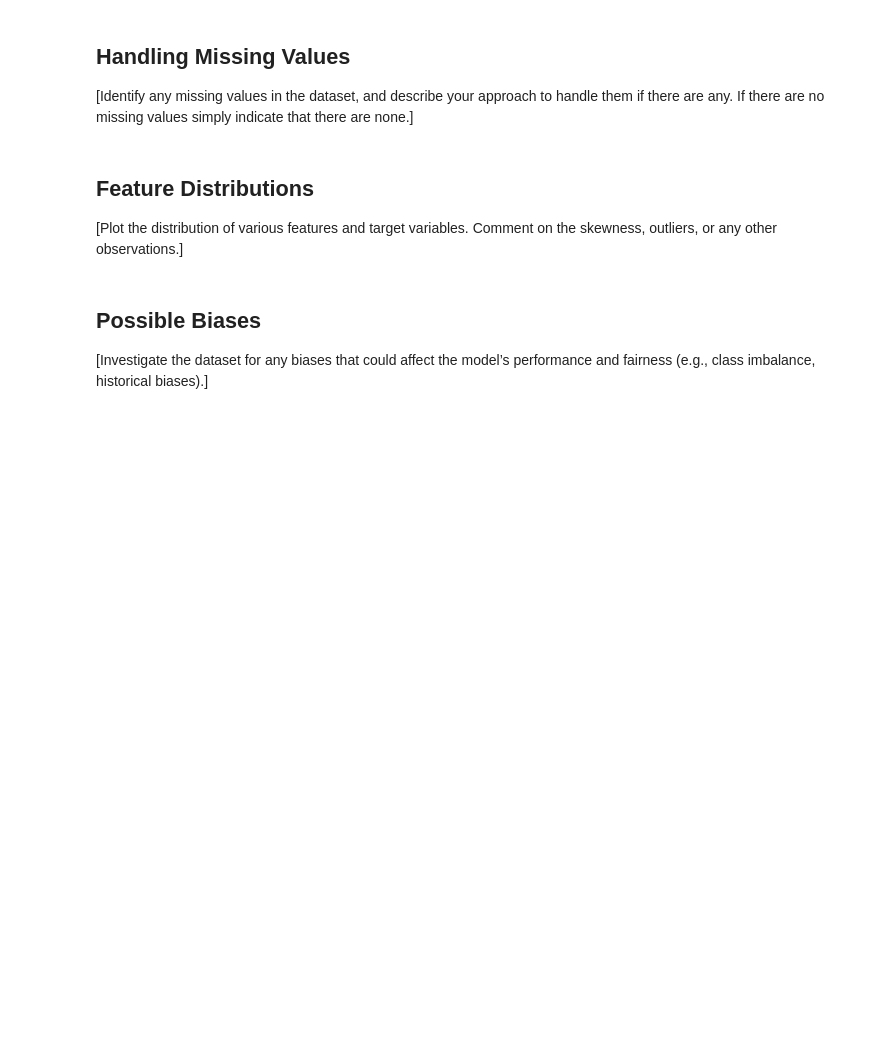
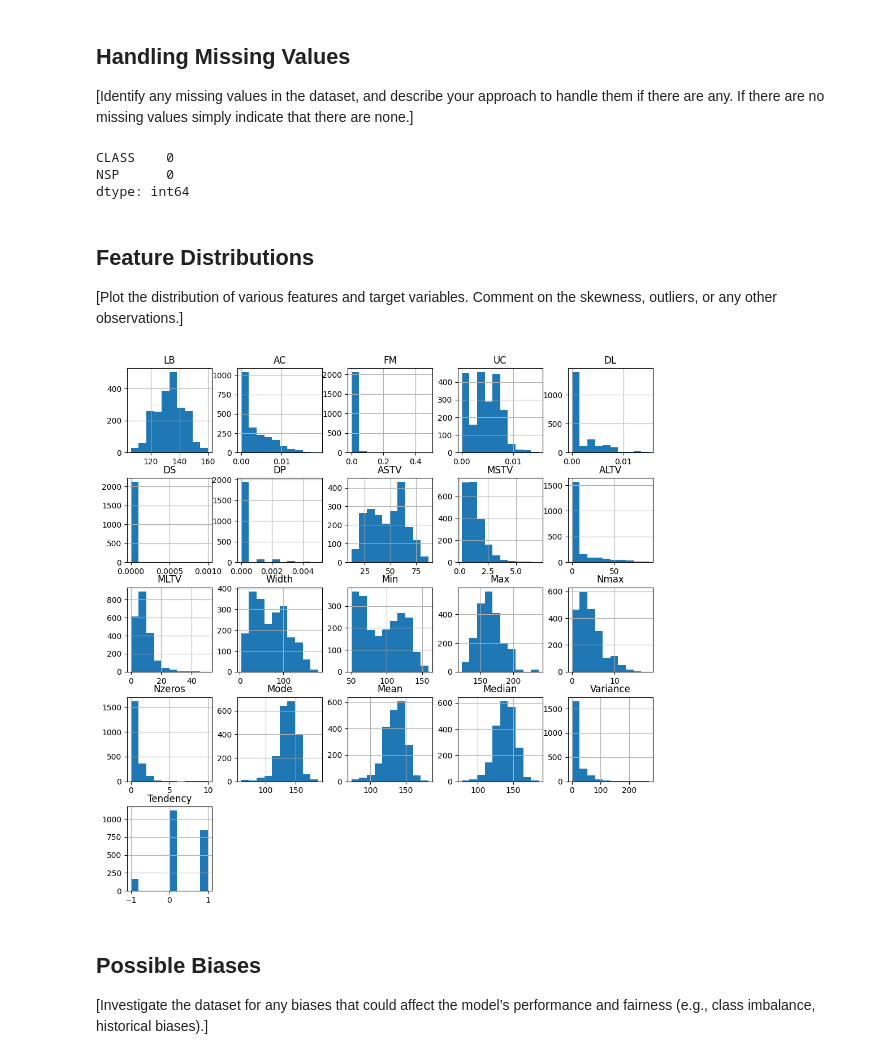
Before and after one commit to marvinschuett/Automated-CTG-analysis, a Jupyter notebook: 1_DatasetCharacteristics/exploratory_data_analysis.ipynb, the cells around one changed output. Cells and saved outputs as stored; diff of their text form; code cells hidden in the pictures; blank space fills up the shorter version.

```diff
--- a/1_DatasetCharacteristics/exploratory_data_analysis.ipynb
+++ b/1_DatasetCharacteristics/exploratory_data_analysis.ipynb
@@ -95,8 +128,14 @@ print(df.variables)
 [Identify any missing values in the dataset, and describe your approach to handle them if there are any. If there are no missing values simply indicate that there are none.]
 # %%
 # Check for missing values
-missing_values = df.isnull().sum()
-missing_values
+missing_values_X = X.isnull().sum()
+missing_values_y = y.isnull().sum()
+missing_values_X
+missing_values_y
+# %% [output]
+CLASS    0
+NSP      0
+dtype: int64
 # %%
 # Handling missing values
 # Example: Replacing NaN values with the mean value of the column
@@ -109,8 +148,10 @@ missing_values
 [Plot the distribution of various features and target variables. Comment on the skewness, outliers, or any other observations.]
 # %%
 # Example: Plotting histograms of all numerical features
-df.hist(figsize=(12, 12))
+X.hist(figsize=(12, 12))
 plt.show()
+# %% [output]
+[figure, added]
 # %% [markdown]
 ## Possible Biases
 
```
Also changed, not shown: parts of 5 cells of this notebook.
